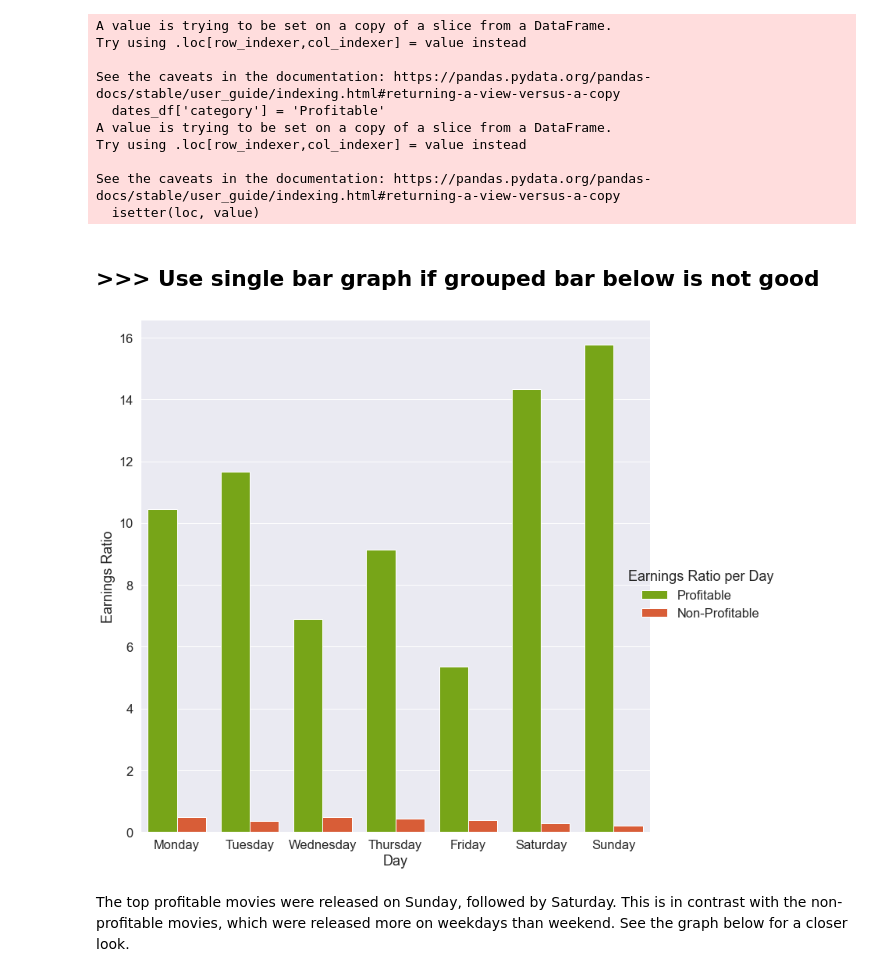
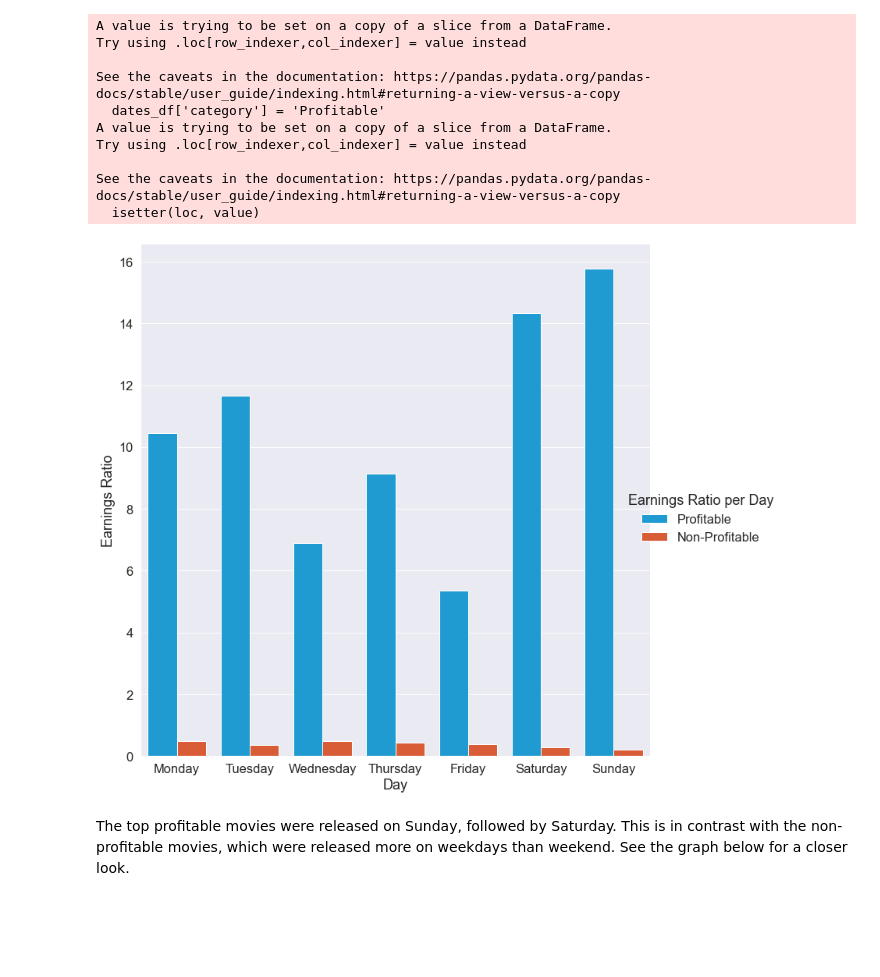
Before and after one commit to czarinagluna/Microsoft-Movie-Recommendations, a Jupyter notebook: microsoft-movie-recommendations.ipynb, the cells around one changed output. Drawn from its saved outputs; the diff is of its cells as text; code cells hidden in the pictures; blank space fills up the shorter version.

```diff
--- a/microsoft-movie-recommendations.ipynb
+++ b/microsoft-movie-recommendations.ipynb
@@ -447,23 +462,23 @@ Try using .loc[row_indexer,col_indexer] = value instead
 
 See the caveats in the documentation: https://pandas.pydata.org/pandas-docs/stable/user_guide/indexing.html#returning-a-view-versus-a-copy
   isetter(loc, value)
-# %% [markdown]
-## >>> Use single bar graph if grouped bar below is not good
 # %%
 ax = sns.catplot(
     data=dates_df, kind="bar",
     x="day", y="earnings_ratio", hue="category",
     ci=None, height=10,
-    palette=sns.color_palette(['#7FBC00', '#F34F1C'])
+    palette=sns.color_palette(['#01A6F0', '#F34F1C'])
 )
 
 ax.set_axis_labels("Day", "Earnings Ratio")
 ax.legend.set_title("Earnings Ratio per Day")
 
 plt.xticks(range(7), ['Monday','Tuesday','Wednesday','Thursday','Friday','Saturday','Sunday'])
+
+plt.savefig('graph5.png')
 plt.show()
 # %% [output]
-[figure, old version]
+[figure, new version]
 # %% [markdown]
 The top profitable movies were released on Sunday, followed by Saturday. This is in contrast with the non-profitable movies, which were released more on weekdays than weekend. See the graph below for a closer look.
 # %%
```
Also changed, not shown: parts of 25 cells of this notebook, 9 other files.
